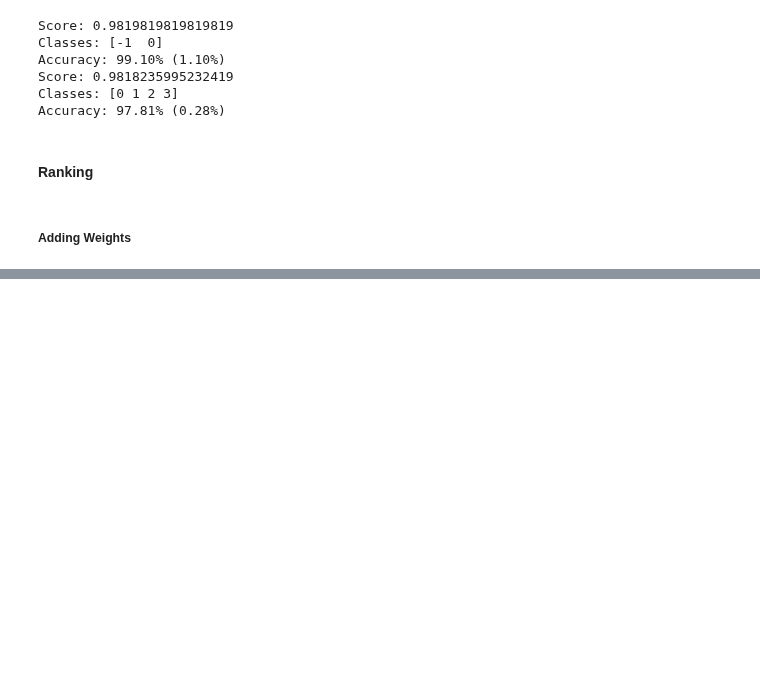
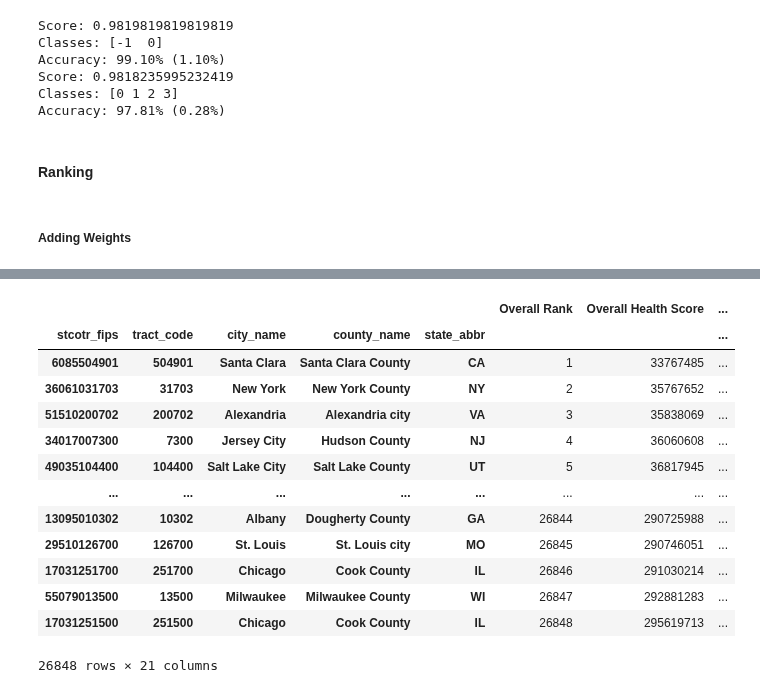
Before and after one commit to lilfetz22/Health_Scores_CAP2, a Jupyter notebook: scripts/ML_no_visualizations.ipynb, the cells around one changed output, grey strips where cells are left out. Drawn from its saved outputs; the diff is of its cells as text; code cells hidden in the pictures; blank space fills up the shorter version.

Commit message:
merged the names dataframe and the final ranks dataframes into a single dataframe for viewing the names of the tracts and the cities that are the healthiest.

```diff
--- a/scripts/ML_no_visualizations.ipynb
+++ b/scripts/ML_no_visualizations.ipynb
@@ -101,5 +101,5 @@ city_state_names = pd.read_csv('/content/gdrive/My Drive/Health_Scores_CAP2/mani
 tract_state_names = pd.read_csv('/content/gdrive/My Drive/Health_Scores_CAP2/manipulated_data/tract_state_names.csv',
                               index_col='stcotr_fips')
 # %%
-# city_state_names = city_state_names.drop('Unnamed: 0', axis=1)
-len(city_state_names)
+city_state_names = city_state_names.drop('Unnamed: 0', axis=1)
+tract_state_names = tract_state_names.drop('Unnamed: 0', axis=1)
@@ -705,0 +744,26 @@ final_ranks_city.merge(city_state_names, how='left', left_index=True, right_inde
+# %%
+tract_state_names = tract_state_names.drop_duplicates()
+# %%
+healthiest_tract = final_ranks_tract.merge(tract_state_names, how='left', left_index=True,
+                                         right_index=True)
+healthiest_tract = healthiest_tract.sort_values('Overall Rank')
+healthiest_tract = healthiest_tract.set_index(['tract_code','city_name','county_name','state_abbr'], append=True)
+healthiest_tract.to_csv('/content/gdrive/My Drive/Health_Scores_CAP2/manipulated_data/final_scores_tract.csv')
+healthiest_tract_rank_score = healthiest_tract.loc[:, ['Overall Rank','Overall Health Score']]
+healthiest_tract_rank_score.to_csv('/content/gdrive/My Drive/Health_Scores_CAP2/manipulated_data/final_scores_tract_abb.csv')
+healthiest_tract
+# %% [output]
+|  |  |  |  |  | Overall Rank | Overall Health Score | ... |
+| stcotr_fips | tract_code | city_name | county_name | state_abbr |  |  | ... |
+| 6085504901 | 504901 | Santa Clara | Santa Clara County | CA | 1 | 33767485 | ... |
+| 36061031703 | 31703 | New York | New York County | NY | 2 | 35767652 | ... |
+| 51510200702 | 200702 | Alexandria | Alexandria city | VA | 3 | 35838069 | ... |
+| 34017007300 | 7300 | Jersey City | Hudson County | NJ | 4 | 36060608 | ... |
+| 49035104400 | 104400 | Salt Lake City | Salt Lake County | UT | 5 | 36817945 | ... |
+| ... | ... | ... | ... | ... | ... | ... | ... |
+| 13095010302 | 10302 | Albany | Dougherty County | GA | 26844 | 290725988 | ... |
+| 29510126700 | 126700 | St. Louis | St. Louis city | MO | 26845 | 290746051 | ... |
+| 17031251700 | 251700 | Chicago | Cook County | IL | 26846 | 291030214 | ... |
+| 55079013500 | 13500 | Milwaukee | Milwaukee County | WI | 26847 | 292881283 | ... |
+| 17031251500 | 251500 | Chicago | Cook County | IL | 26848 | 295619713 | ... |
+26848 rows × 21 columns
```
Also changed, not shown: parts of 9 cells of this notebook.
